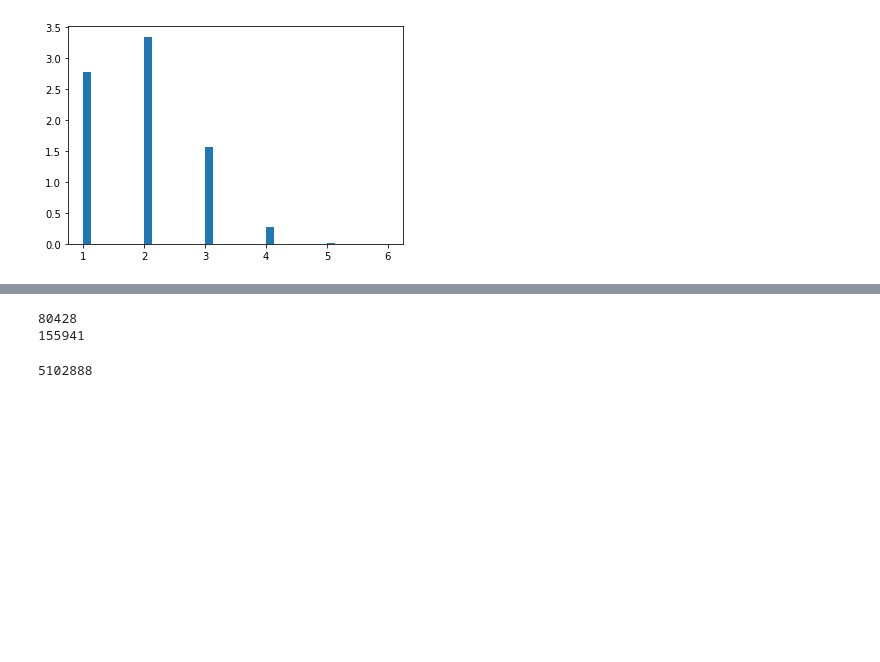
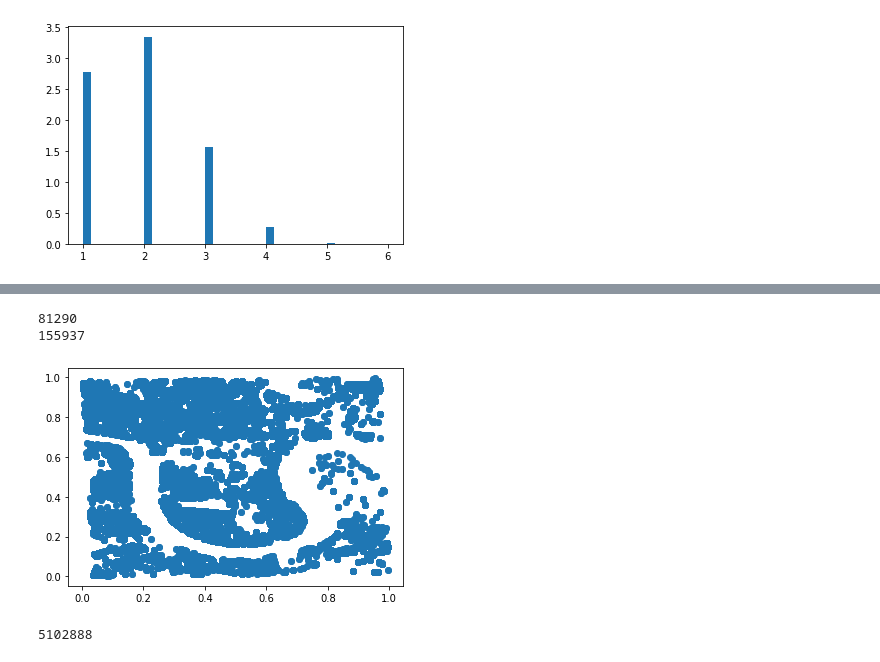
Before and after one commit to Alfred-Mountfield/outbreak-sim, a Jupyter notebook: python/synthetic_population/aggregate.ipynb, the cells around one changed output, grey strips where cells are left out. Cells and saved outputs as stored; diff of their text form; code cells hidden in the pictures; blank space fills up the shorter version.

Commit message:
Loading initial positions for Agents from households given in flatbuffer

```diff
--- a/python/synthetic_population/aggregate.ipynb
+++ b/python/synthetic_population/aggregate.ipynb
@@ -206,9 +219,12 @@ residential_buildings['residence_type'] = ResidenceType.HOUSE
 residential_buildings.loc[residential_buildings['building'].isin(['apartments', 'flats']), 'residence_type'] = ResidenceType.SMALL_FLATS
 # %%
 %%time
+residences_to_households = defaultdict(lambda: [])
+residential_buildings = residential_buildings.to_crs(OUT_CRS)
+
+# reset lists
+households = []
 people = []
-households = []
-residences_to_households = defaultdict(lambda: [])
 
 for row in range(wp_clipped.shape[0]):
     for col in range(wp_clipped.shape[1]):
@@ -235,15 +251,14 @@ for row in range(wp_clipped.shape[0]):
                     break
                 else:
                     building_type = residential_buildings.loc[residence_index, 'residence_type']
+
                     if len(households_at_residence) < residence_params[building_type]['max_households']:
-                        new_household_uid = len(households)
-                        pos = convert_to_x_y((lambda x: (x.x, x.y))(residential_buildings.loc[residence_index].geometry.centroid))
-                        chosen_household = Household(uid=new_household_uid, pos=pos)
-                        households.append(chosen_household)
+                        pos = residential_buildings.loc[residence_index].geometry.centroid
+                        chosen_household = add_new_household(pos)
+                        residences_to_households[residence_index].append(chosen_household.uid)
 
                         chosen_household.inhabitants += 1
 
-                        residences_to_households[residence_index].append(new_household_uid)
             else:  # failed to find an available household, or residence to make a new household in, so upgrade a residence
                 smaller_residences_indices = [residence_index for residence_index in local_residences_indices
                                               if residential_buildings.loc[residence_index, 'residence_type'] != ResidenceType.LARGE_FLATS]
@@ -252,19 +267,13 @@ for row in range(wp_clipped.shape[0]):
                     chosen_residence_index = random.choice(smaller_residences_indices)
                     residential_buildings.loc[chosen_residence_index, 'residence_type'] = ResidenceType(residential_buildings.loc[chosen_residence_index, 'residence_type'] + 1)
 
-                    new_household_uid = len(households)
-                    pos = convert_to_x_y((lambda x: (x.x, x.y))(residential_buildings.loc[chosen_residence_index].geometry.centroid))
-
-                    chosen_household = Household(uid=new_household_uid, pos=pos)
-                    households.append(chosen_household)
-
-                    chosen_household.inhabitants += 1
-
-                    residences_to_households[chosen_residence_index].append(new_household_uid)
+                    pos = residential_buildings.loc[chosen_residence_index].geometry.centroid
+                    chosen_household = add_new_household(pos)
+                    residences_to_households[chosen_residence_index].append(chosen_household.uid)
                 else:
-                    print("bugger")
-                    continue
+                        print("bugger")
+                        continue
 #                     raise Exception("Bugger gotta deal with this")
-            people.append(Person(len(people), chosen_household.uid))
+            add_new_person(chosen_household.uid)
 # %% [output]
 bugger
@@ -274,8 +287,21 @@ Wall time: 2h 58min 30s
 print(len(households))
 print(len(people))
 # %% [output]
-80428
-155941
+81290
+155937
+# %%
+for household in households:
+    household.pos = (((household.pos.x - boundary_minx) / (boundary_maxx - boundary_minx)),
+                     ((household.pos.y - boundary_miny) / (boundary_maxy - boundary_miny)))
+# %%
+X = [household.pos[0] for household in households]
+Y = [household.pos[1] for household in households]
+
+plt.scatter(X, Y)
+
+del X, Y
+# %% [output]
+[figure, added]
 # %%
 # TODO, nonsense atm
 AGENT_SIZE = 32  # in bytes
```
Also changed, not shown: parts of 6 cells of this notebook, 12 other files.
